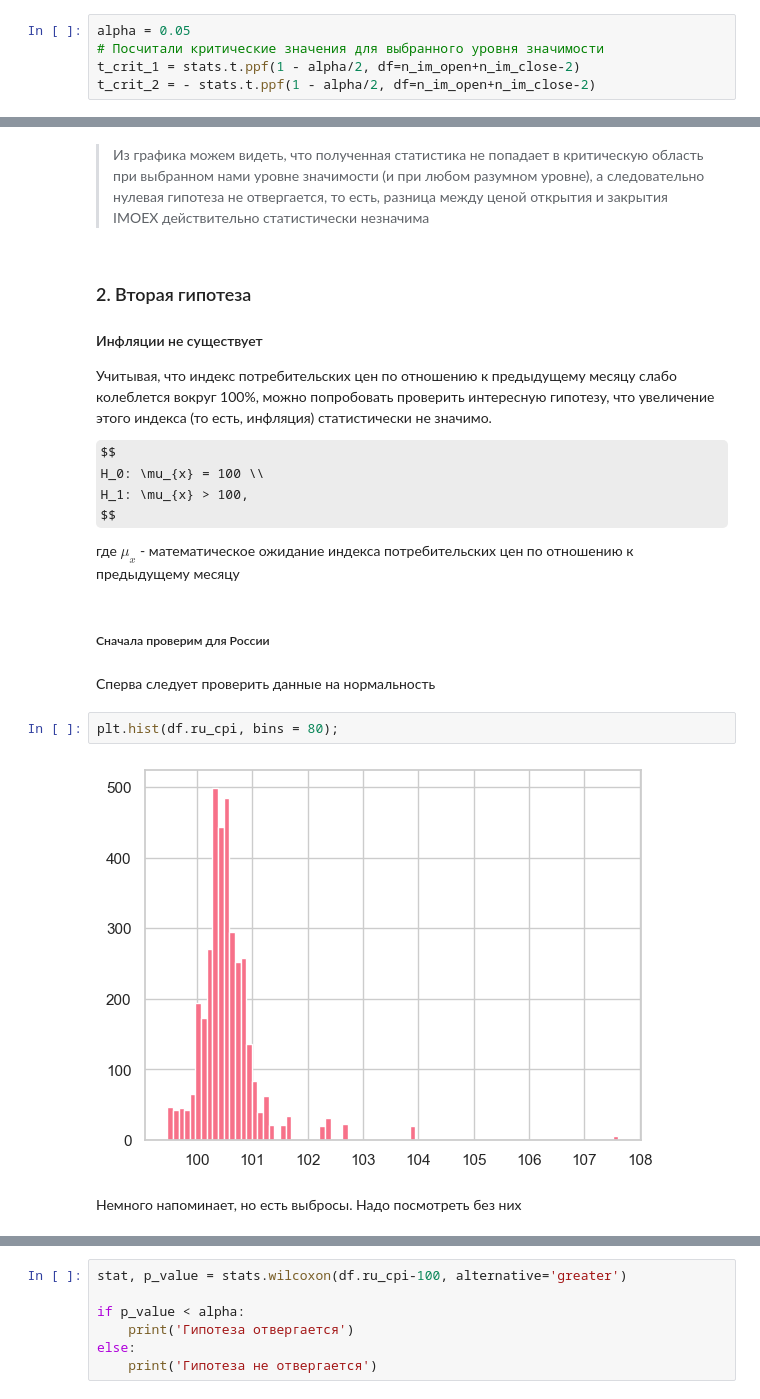
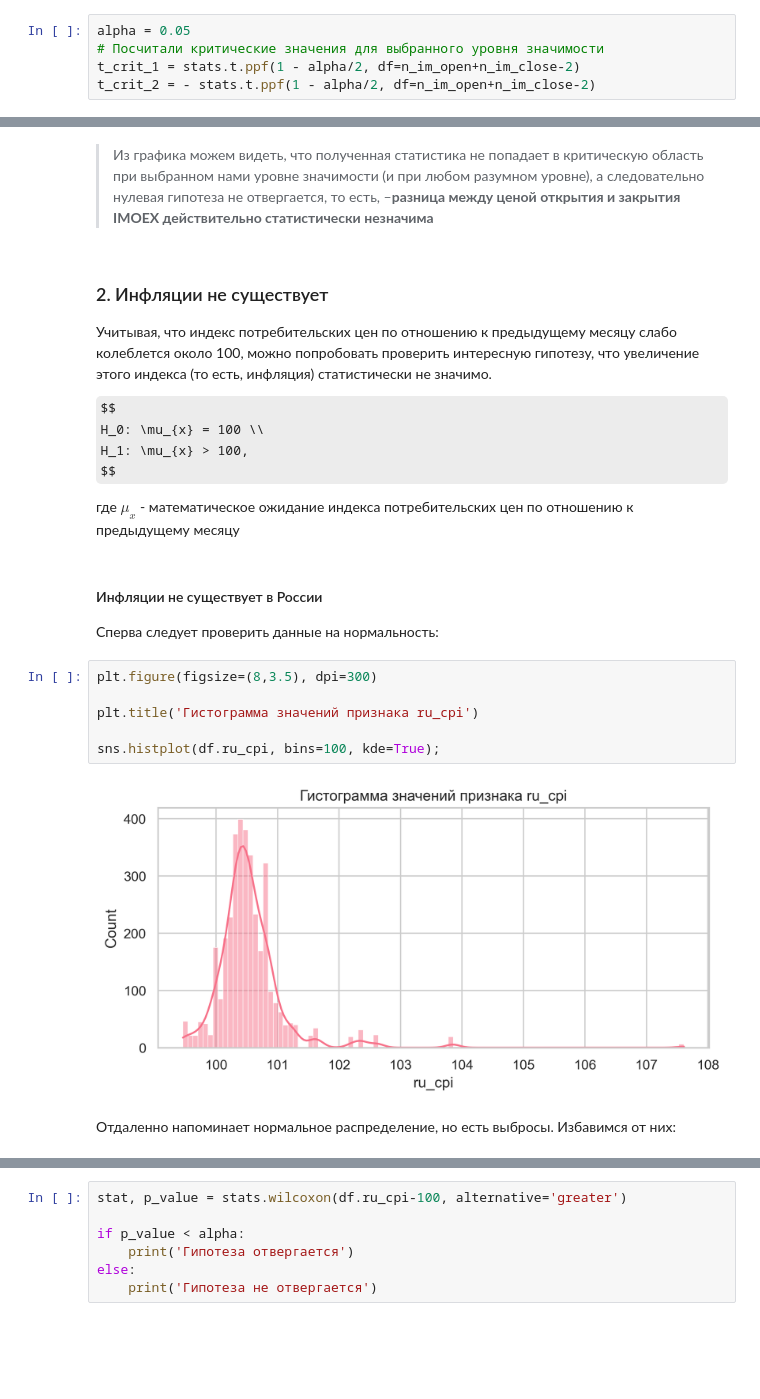
Before and after one commit to evelinakolomoets/andan_project, a Jupyter notebook: step06_hypotheses.ipynb, the cells around one changed output, grey strips where cells are left out. Cells and saved outputs as stored; diff of their text form; some formulas as TeX source; blank space fills up the shorter version.

```diff
--- a/step06_hypotheses.ipynb
+++ b/step06_hypotheses.ipynb
@@ -123,12 +128,11 @@ plt.text(t_stat_im - 0.65, 0.3, f'{obs}={round(t_stat_im,4)}', color=pal[0], fon
 # %% [output]
 [figure]
 # %% [markdown]
-> Из графика можем видеть, что полученная статистика не попадает в критическую область при выбранном нами уровне значимости (и при любом разумном уровне), а следовательно нулевая гипотеза не отвергается, то есть, разница между ценой открытия и закрытия IMOEX действительно статистически незначима
+> Из графика можем видеть, что полученная статистика не попадает в критическую область при выбранном нами уровне значимости (и при любом разумном уровне), а следовательно нулевая гипотеза не отвергается, то есть, –__разница между ценой открытия и закрытия IMOEX действительно статистически незначима__
 # %% [markdown]
-### 2. Вторая гипотеза
-#### Инфляции не существует
+### 2. Инфляции не существует
 
-Учитывая, что индекс потребительских цен по отношению к предыдущему месяцу слабо колеблется вокруг 100%, можно попробовать проверить интересную гипотезу, что увеличение этого индекса (то есть, инфляция) статистически не значимо.
+Учитывая, что индекс потребительских цен по отношению к предыдущему месяцу слабо колеблется около 100, можно попробовать проверить интересную гипотезу, что увеличение этого индекса (то есть, инфляция) статистически не значимо.
 
 $$
 H_0: \mu_{x} = 100 \\
@@ -137,13 +141,16 @@ $$
 
 где $\mu_{x}$ - математическое ожидание индекса потребительских цен по отношению к предыдущему месяцу
 # %% [markdown]
-##### Сначала проверим для России
+#### Инфляции не существует в России
+Сперва следует проверить данные на нормальность:
-# %% [markdown]
-Сперва следует проверить данные на нормальность
 # %%
-plt.hist(df.ru_cpi, bins = 80);
+plt.figure(figsize=(8,3.5), dpi=300)
+
+plt.title('Гистограмма значений признака ru_cpi')
+
+sns.histplot(df.ru_cpi, bins=100, kde=True);
 # %% [output]
-[figure, old version]
+[figure, new version]
 # %% [markdown]
-Немного напоминает, но есть выбросы. Надо посмотреть без них
+Отдаленно напоминает нормальное распределение, но есть выбросы. Избавимся от них:
 # %%
```
Also changed, not shown: parts of 32 cells of this notebook.
